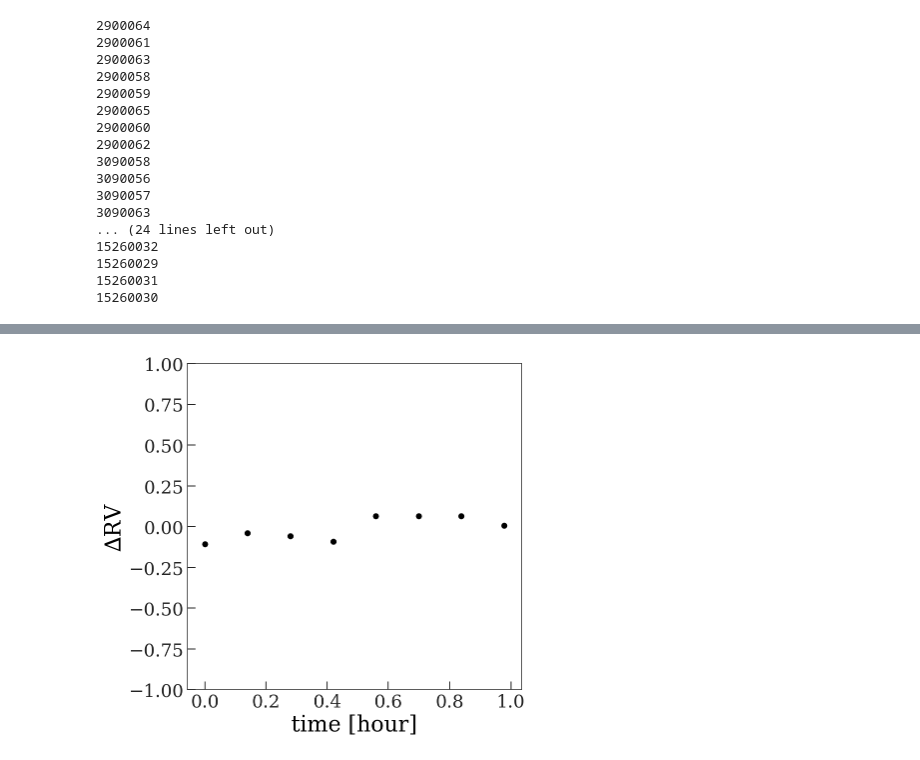
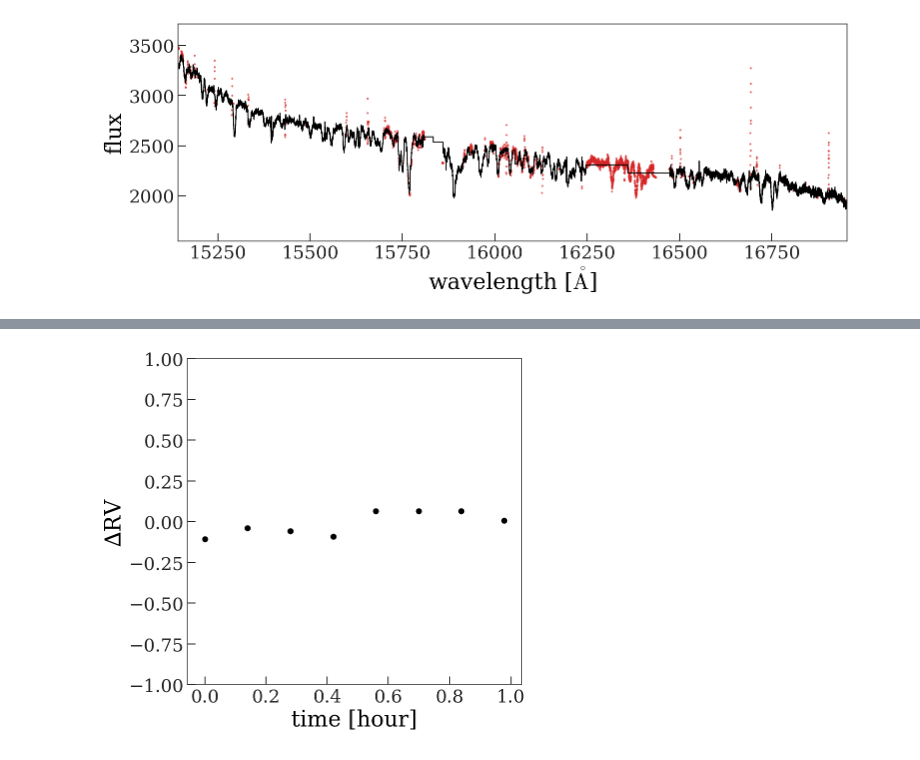
Before and after one commit to adrn/FunDepartment, a Jupyter notebook: notebooks/Run-on-visits.ipynb, the cells around one changed output, grey strips where cells are left out. Cells and saved outputs as stored; diff of their text form; code cells hidden in the pictures.

```diff
--- a/notebooks/Run-on-visits.ipynb
+++ b/notebooks/Run-on-visits.ipynb
@@ -106,49 +75,6 @@ for visit in visits:
-# %%
-mjds = []
-cc_rvs = []
-kernel_rvs = []
-
-for visit in visits:
-    spectra = visit.load_frame_spectra()
-
-    for frame, s in spectra.items():
-        print(frame)
-
-        time = visit.frame_times[frame]
-
-        normed_ref_spectrum, clip_mask = normalize_ref_to_frame(
-            s, visit.spectrum, sigma_clip_flux=False)
-
-        cc, vs = cross_correlate(
-            s, normed_ref_spectrum,
-            clip_mask=clip_mask,
-            K_half=1)
-        cc_dv, cc_poly = parabola_optimum(vs.value, cc)
-
-        kernel, kernel_cov, vs = estimate_kernel(
-            s, normed_ref_spectrum,
-            clip_mask=clip_mask,
-            K_half=1)
-        kern_dv = np.sum(kernel * vs.value) / np.sum(kernel)
-
-        cc_rvs.append(visit._visit_row['VHELIO'] - cc_dv)
-        kernel_rvs.append(visit._visit_row['VHELIO'] - kern_dv)
-        mjds.append(time.tcb.mjd)
-# %% [output]
-2900064
-2900061
-2900063
-2900058
-2900059
-2900065
-2900060
-2900062
-3090058
-3090056
-3090057
-3090063
-... (24 lines left out)
-15260032
-15260029
-15260031
-15260030
+# %%
+for visit in visits:
+    fig = plot_spectrum_masked(visit.get_spectrum())
+    break
+# %% [output]
+[figure, added]
```
Also changed, not shown: parts of 35 cells of this notebook, 1 other file.
